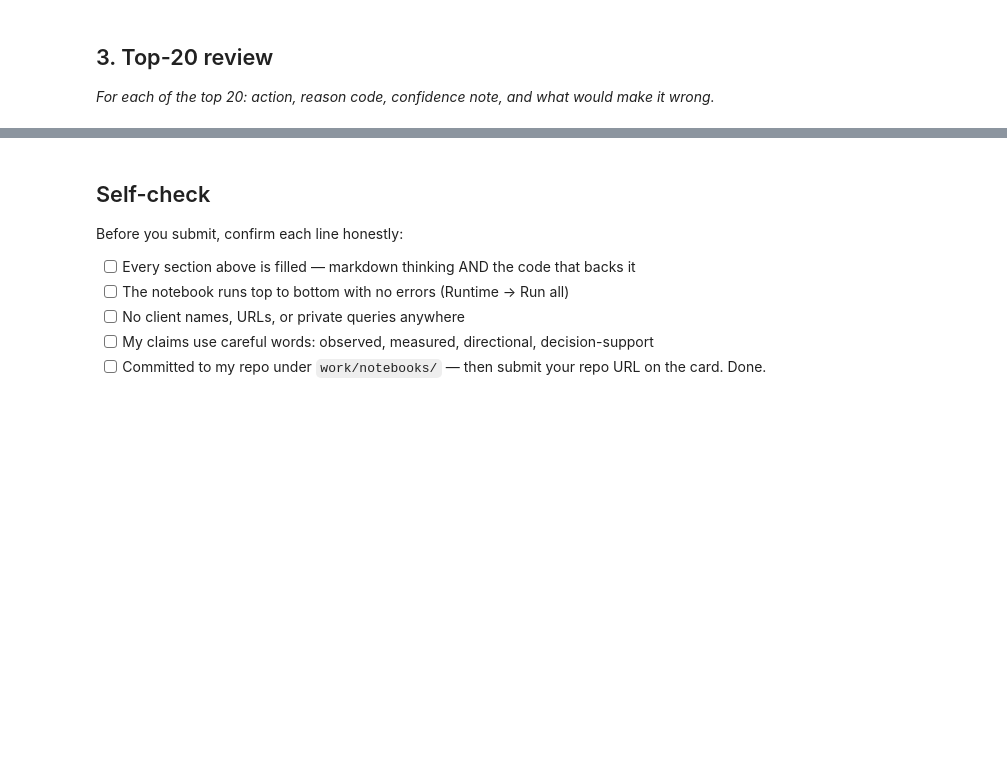
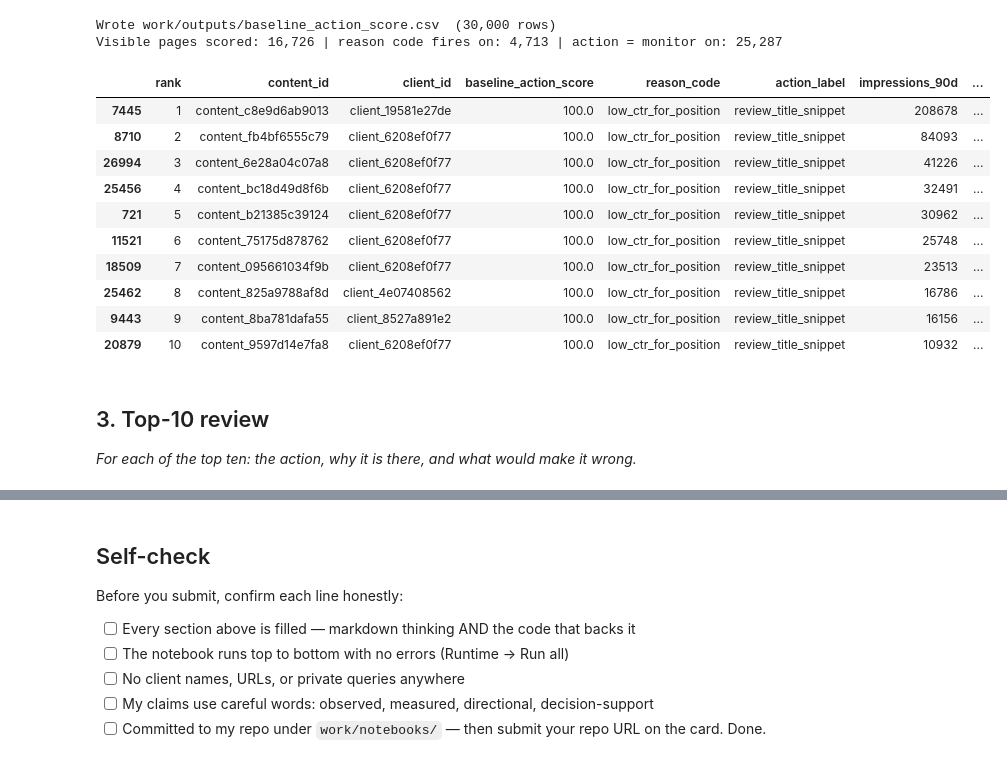
Before and after one commit to Ssaqlain09/flyrank-ml-internship, a Jupyter notebook: work/notebooks/w04_baseline_score.ipynb, the cells around one changed output, grey strips where cells are left out. Drawn from its saved outputs; the diff is of its cells as text; code cells hidden in the pictures; blank space fills up the shorter version.

```diff
--- a/work/notebooks/w04_baseline_score.ipynb
+++ b/work/notebooks/w04_baseline_score.ipynb
@@ -22,0 +71,16 @@ This skeleton is yours to fill. Work the sections **in order** — each one has
+# %%
+# Signal check 1: CTR vs position (the idea behind FlyRank's CTR-fix logic)
+# CTR is compared with the median CTR of pages in the SAME position tier, on visible pages only.
+visible = (df["impressions_90d"] >= 500) & (df["avg_position"] > 0)
+tier_median = df.loc[visible].groupby("position_tier")["ctr"].median()
+df["tier_median_ctr"] = df["position_tier"].map(tier_median).where(visible)
+df["ctr_vs_tier"] = (df["ctr"] / df["tier_median_ctr"]).where(df["tier_median_ctr"] > 0)   # tier median 0 -> undefined
+
+print("Median CTR per position tier (%, visible pages):", tier_median.round(2).to_dict())
+b = pd.cut(df["ctr_vs_tier"], [0, 0.25, 0.5, 1, 2, np.inf], right=False,
+           labels=["under 0.25x", "0.25-0.5x", "0.5-1x", "1-2x", "2x and up"])
+sig1 = pd.DataFrame({"bucket": b, "declining": y}).dropna().groupby("bucket", observed=True)["declining"].agg(decline_rate="mean", n="size").round(3)
+print()
+print("CTR relative to its position tier's median  ->  share of pages declining")
+print(sig1.to_string())
+print(f"\nBase rate among visible pages: {y[visible].mean():.3f}")
@@ -23,4 +168,42 @@ This skeleton is yours to fill. Work the sections **in order** — each one has
+# %%
+# The rule (hand-set, nothing is fitted):
+#   score = 100 * (0.8 * ctr_gap + 0.2 * stale_90) * demand_weight   for visible pages, 0 otherwise
+W_GAP, W_STALE = 0.8, 0.2
+df["ctr_gap"] = (1 - df["ctr_vs_tier"].clip(upper=1)).fillna(0.0)          # 0 = at/above tier median, 1 = zero CTR
+df["stale_90"] = (df["days_since_last_update"] >= 90).astype(int)
+df["demand_weight"] = np.minimum(np.log10(df["impressions_90d"].clip(lower=1)) / 4, 1)   # 10,000+ impressions = full weight
+
+df["baseline_action_score"] = np.where(visible, 100 * (W_GAP * df["ctr_gap"] + W_STALE * df["stale_90"]) * df["demand_weight"], 0.0)
+fires = visible & (df["ctr_gap"] >= 0.5)                                      # CTR under half of its tier's median
+df["reason_code"] = np.where(fires, "low_ctr_for_position", "none")
+df["action_label"] = np.where(fires, "review_title_snippet", "monitor")
+
+queue = df.sort_values(["baseline_action_score", "impressions_90d", "content_id"], ascending=[False, False, True]).copy()
+queue["rank"] = np.arange(1, len(queue) + 1)
+
+out_cols = ["rank", "content_id", "client_id", "baseline_action_score", "reason_code", "action_label",
+            "impressions_90d", "clicks_90d", "ctr", "tier_median_ctr", "avg_position", "position_tier", "days_since_last_update"]
+os.makedirs("work/outputs", exist_ok=True)
+queue[out_cols].round({"baseline_action_score": 2, "tier_median_ctr": 3}).to_csv("work/outputs/baseline_action_score.csv", index=False)
+
+print(f"Wrote work/outputs/baseline_action_score.csv  ({len(queue):,} rows)")
+print(f"Visible pages scored: {int(visible.sum()):,} | reason code fires on: {int(fires.sum()):,} | action = monitor on: {int((~fires).sum()):,}")
+queue[out_cols].head(10).round(2)
+# %% [output]
+Wrote work/outputs/baseline_action_score.csv  (30,000 rows)
+Visible pages scored: 16,726 | reason code fires on: 4,713 | action = monitor on: 25,287
+|  | rank | content_id | client_id | baseline_action_score | reason_code | action_label | impressions_90d | ... |
+| 7445 | 1 | content_c8e9d6ab9013 | client_19581e27de | 100.0 | low_ctr_for_position | review_title_snippet | 208678 | ... |
+| 8710 | 2 | content_fb4bf6555c79 | client_6208ef0f77 | 100.0 | low_ctr_for_position | review_title_snippet | 84093 | ... |
+| 26994 | 3 | content_6e28a04c07a8 | client_6208ef0f77 | 100.0 | low_ctr_for_position | review_title_snippet | 41226 | ... |
+| 25456 | 4 | content_bc18d49d8f6b | client_6208ef0f77 | 100.0 | low_ctr_for_position | review_title_snippet | 32491 | ... |
+| 721 | 5 | content_b21385c39124 | client_6208ef0f77 | 100.0 | low_ctr_for_position | review_title_snippet | 30962 | ... |
+| 11521 | 6 | content_75175d878762 | client_6208ef0f77 | 100.0 | low_ctr_for_position | review_title_snippet | 25748 | ... |
+| 18509 | 7 | content_095661034f9b | client_6208ef0f77 | 100.0 | low_ctr_for_position | review_title_snippet | 23513 | ... |
+| 25462 | 8 | content_825a9788af8d | client_4e07408562 | 100.0 | low_ctr_for_position | review_title_snippet | 16786 | ... |
+| 9443 | 9 | content_8ba781dafa55 | client_8527a891e2 | 100.0 | low_ctr_for_position | review_title_snippet | 16156 | ... |
+| 20879 | 10 | content_9597d14e7fa8 | client_6208ef0f77 | 100.0 | low_ctr_for_position | review_title_snippet | 10932 | ... |
 # %% [markdown]
-## 3. Top-20 review
+## 3. Top-10 review
 
-*For each of the top 20: action, reason code, confidence note, and what would make it wrong.*
+*For each of the top ten: the action, why it is there, and what would make it wrong.*
```
Also changed, not shown: parts of 20 cells of this notebook.
